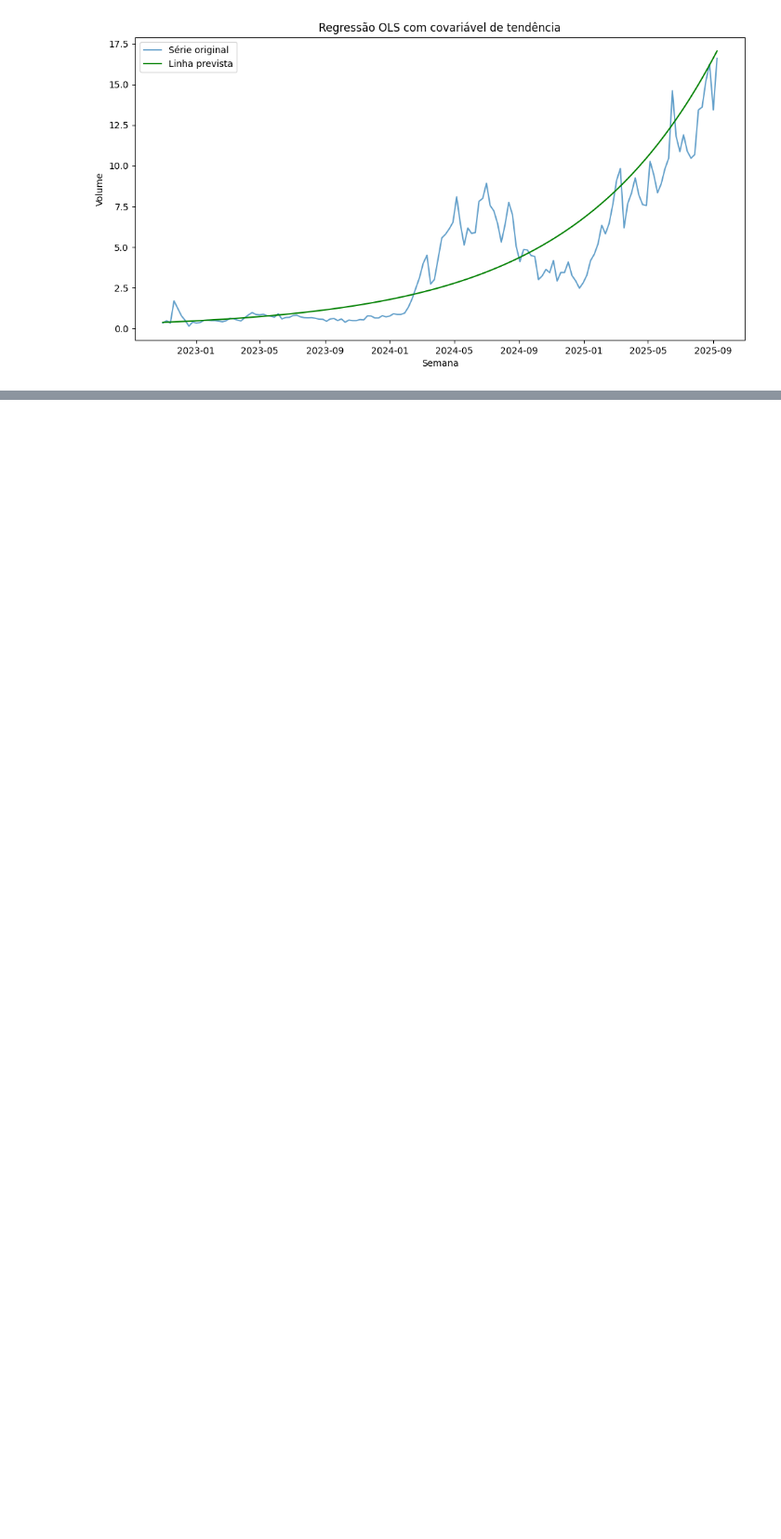
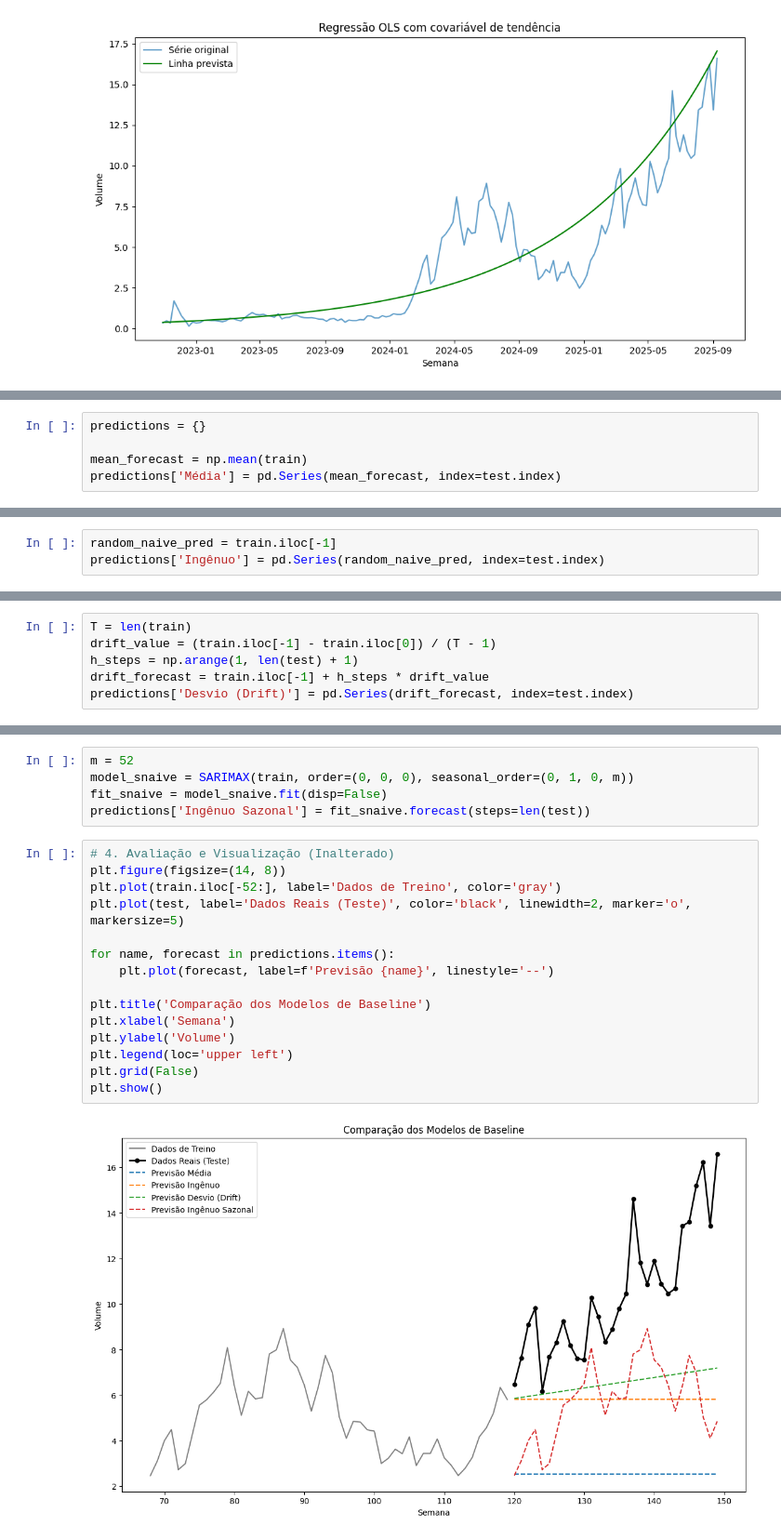
Before and after one commit to PedroPHC25/Time-Series-A1, a Jupyter notebook: relatorio.ipynb, the cells around one changed output, grey strips where cells are left out. Shown at 93% size. Cells and saved outputs as stored; diff of their text form; blank space fills up the shorter version.

Commit message:
adicionando funções baseline

```diff
--- a/relatorio.ipynb
+++ b/relatorio.ipynb
@@ -194,0 +212,5 @@ plt.show()
+# %%
+predictions = {}
+
+mean_forecast = np.mean(train)
+predictions['Média'] = pd.Series(mean_forecast, index=test.index)
@@ -194,0 +220,3 @@ plt.show()
+# %%
+random_naive_pred = train.iloc[-1]
+predictions['Ingênuo'] = pd.Series(random_naive_pred, index=test.index)
@@ -194,0 +226,6 @@ plt.show()
+# %%
+T = len(train)
+drift_value = (train.iloc[-1] - train.iloc[0]) / (T - 1)
+h_steps = np.arange(1, len(test) + 1)
+drift_forecast = train.iloc[-1] + h_steps * drift_value
+predictions['Desvio (Drift)'] = pd.Series(drift_forecast, index=test.index)
@@ -194,0 +235,22 @@ plt.show()
+# %%
+m = 52
+model_snaive = SARIMAX(train, order=(0, 0, 0), seasonal_order=(0, 1, 0, m))
+fit_snaive = model_snaive.fit(disp=False)
+predictions['Ingênuo Sazonal'] = fit_snaive.forecast(steps=len(test))
+# %%
+# 4. Avaliação e Visualização (Inalterado)
+plt.figure(figsize=(14, 8))
+plt.plot(train.iloc[-52:], label='Dados de Treino', color='gray')
+plt.plot(test, label='Dados Reais (Teste)', color='black', linewidth=2, marker='o', markersize=5)
+
+for name, forecast in predictions.items():
+    plt.plot(forecast, label=f'Previsão {name}', linestyle='--')
+
+plt.title('Comparação dos Modelos de Baseline')
+plt.xlabel('Semana')
+plt.ylabel('Volume')
+plt.legend(loc='upper left')
+plt.grid(False)
+plt.show()
+# %% [output]
+[figure, added]
```
Also changed, not shown: parts of 13 cells of this notebook, 1 other file.
